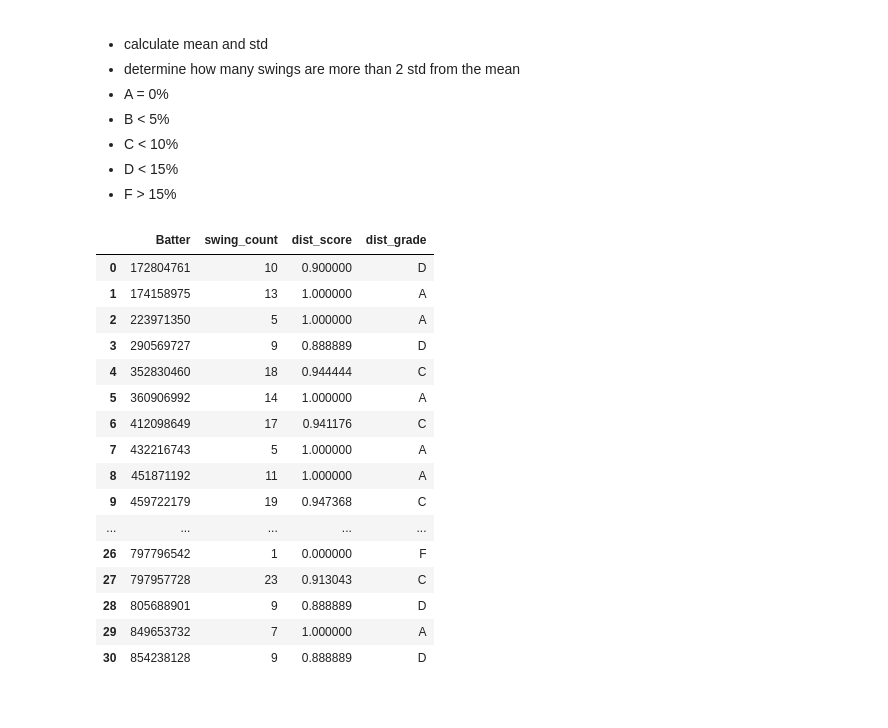
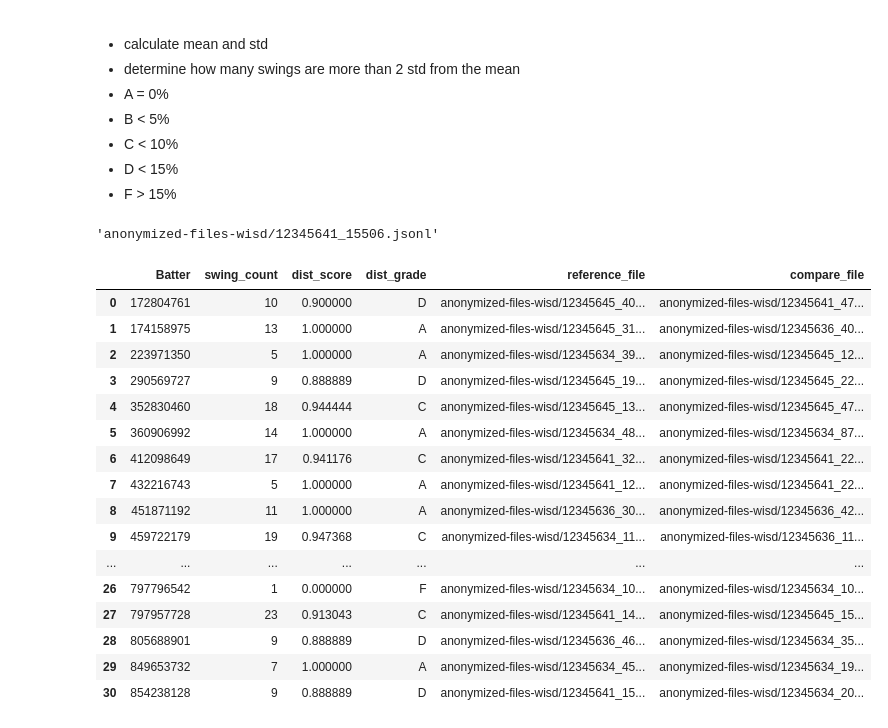
Before and after one commit to woodmc10/wisd_2024, a Jupyter notebook: martha_notes/similarity.ipynb, the cells around one changed output. Cells and saved outputs as stored; diff of their text form; code cells hidden in the pictures.

```diff
--- a/martha_notes/similarity.ipynb
+++ b/martha_notes/similarity.ipynb
@@ -180,24 +180,31 @@ for batter in batters:
     scorecard_dict['dist_score'] = good_count/swing_count
     distance_thresholds = {'A': 1, 'B': 0.95, 'C': 0.9, 'D': 0.85}
     scorecard_dict['dist_grade'] = get_grade(good_count/swing_count, distance_thresholds)
+    scorecard_dict['reference_file'] = batter_df[batter_df['distance'] == 0.0]['file'].values[0]
+    scorecard_dict['compare_file'] = batter_df[batter_df['distance'] == max(batter_df['distance'])]['file'].values[0]
     scorecard_list.append(scorecard_dict)
+# %%
+batter_df[batter_df['distance'] == 0.0]['file'].values[0]
+# %% [output]
+'anonymized-files-wisd/12345641_15506.jsonl'
 # %%
-pd.DataFrame.from_dict(scorecard_list)
+scorecard_df = pd.DataFrame.from_dict(scorecard_list)
+scorecard_df
 # %% [output]
-|  | Batter | swing_count | dist_score | dist_grade |
-| 0 | 172804761 | 10 | 0.900000 | D |
-| 1 | 174158975 | 13 | 1.000000 | A |
-| 2 | 223971350 | 5 | 1.000000 | A |
-| 3 | 290569727 | 9 | 0.888889 | D |
-| 4 | 352830460 | 18 | 0.944444 | C |
-| 5 | 360906992 | 14 | 1.000000 | A |
-| 6 | 412098649 | 17 | 0.941176 | C |
-| 7 | 432216743 | 5 | 1.000000 | A |
-| 8 | 451871192 | 11 | 1.000000 | A |
-| 9 | 459722179 | 19 | 0.947368 | C |
-| ... | ... | ... | ... | ... |
-| 26 | 797796542 | 1 | 0.000000 | F |
-| 27 | 797957728 | 23 | 0.913043 | C |
-| 28 | 805688901 | 9 | 0.888889 | D |
-| 29 | 849653732 | 7 | 1.000000 | A |
-| 30 | 854238128 | 9 | 0.888889 | D |
+|  | Batter | swing_count | dist_score | dist_grade | reference_file | compare_file |
+| 0 | 172804761 | 10 | 0.900000 | D | anonymized-files-wisd/12345645_40... | anonymized-files-wisd/12345641_47... |
+| 1 | 174158975 | 13 | 1.000000 | A | anonymized-files-wisd/12345645_31... | anonymized-files-wisd/12345636_40... |
+| 2 | 223971350 | 5 | 1.000000 | A | anonymized-files-wisd/12345634_39... | anonymized-files-wisd/12345645_12... |
+| 3 | 290569727 | 9 | 0.888889 | D | anonymized-files-wisd/12345645_19... | anonymized-files-wisd/12345645_22... |
+| 4 | 352830460 | 18 | 0.944444 | C | anonymized-files-wisd/12345645_13... | anonymized-files-wisd/12345645_47... |
+| 5 | 360906992 | 14 | 1.000000 | A | anonymized-files-wisd/12345634_48... | anonymized-files-wisd/12345634_87... |
+| 6 | 412098649 | 17 | 0.941176 | C | anonymized-files-wisd/12345641_32... | anonymized-files-wisd/12345641_22... |
+| 7 | 432216743 | 5 | 1.000000 | A | anonymized-files-wisd/12345641_12... | anonymized-files-wisd/12345641_22... |
+| 8 | 451871192 | 11 | 1.000000 | A | anonymized-files-wisd/12345636_30... | anonymized-files-wisd/12345636_42... |
+| 9 | 459722179 | 19 | 0.947368 | C | anonymized-files-wisd/12345634_11... | anonymized-files-wisd/12345636_11... |
+| ... | ... | ... | ... | ... | ... | ... |
+| 26 | 797796542 | 1 | 0.000000 | F | anonymized-files-wisd/12345634_10... | anonymized-files-wisd/12345634_10... |
+| 27 | 797957728 | 23 | 0.913043 | C | anonymized-files-wisd/12345641_14... | anonymized-files-wisd/12345645_15... |
+| 28 | 805688901 | 9 | 0.888889 | D | anonymized-files-wisd/12345636_46... | anonymized-files-wisd/12345634_35... |
+| 29 | 849653732 | 7 | 1.000000 | A | anonymized-files-wisd/12345634_45... | anonymized-files-wisd/12345634_19... |
+| 30 | 854238128 | 9 | 0.888889 | D | anonymized-files-wisd/12345641_15... | anonymized-files-wisd/12345634_20... |
```
Also changed, not shown: parts of 10 cells of this notebook, 1 other file.
